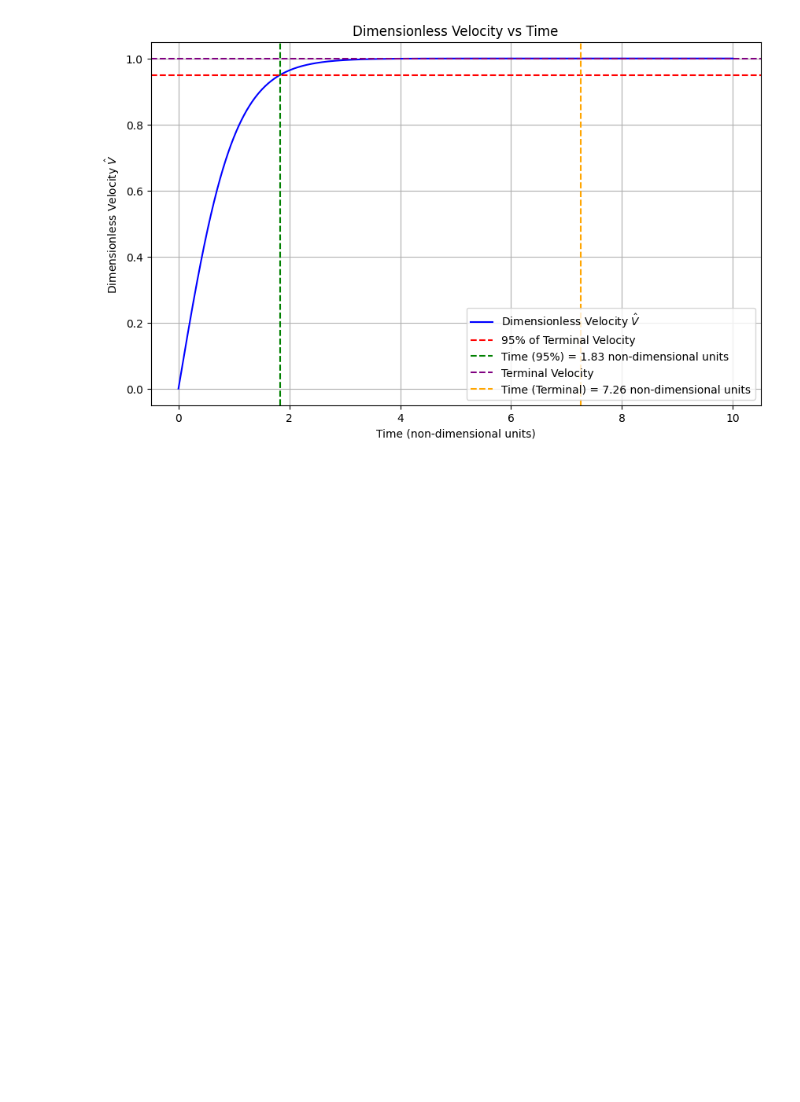
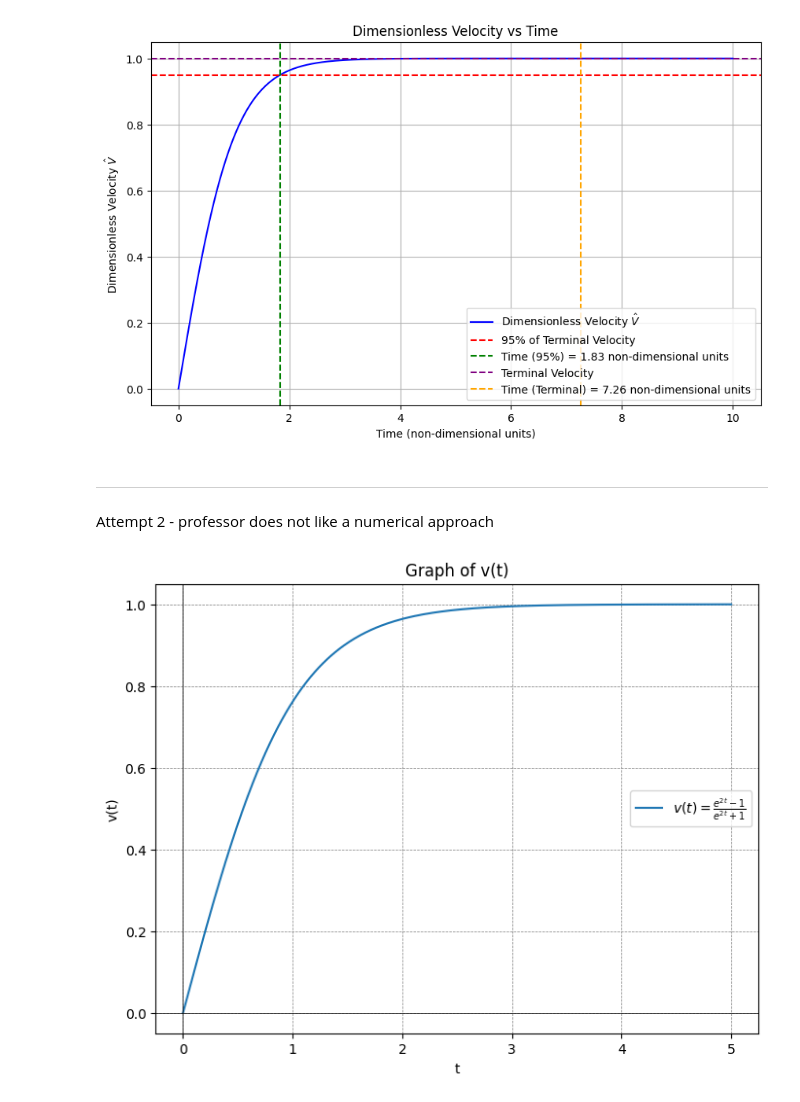
Before and after one commit to aqsnyder/eng_math, a Jupyter notebook: ps_1/problem_1.ipynb, the cells around one changed output. Cells and saved outputs as stored; diff of their text form; code cells hidden in the pictures; blank space fills up the shorter version.

```diff
--- a/ps_1/problem_1.ipynb
+++ b/ps_1/problem_1.ipynb
@@ -65,3 +65,34 @@ plt.grid(True)
 plt.show()
 # %% [output]
 [figure]
+# %% [markdown]
+---
+# %% [markdown]
+Attempt 2 - professor does not like a numerical approach
+# %%
+import numpy as np
+import matplotlib.pyplot as plt
+
+# Define the function v(t)
+def v(t):
+    return (np.exp(2*t) - 1) / (np.exp(2*t) + 1)
+
+# Generate a range of t values
+t = np.linspace(0, 5, 400)
+
+# Calculate v for each t
+v_values = v(t)
+
+# Create the plot
+plt.figure(figsize=(8, 6))
+plt.plot(t, v_values, label=r'$v(t) = \frac{e^{2t} - 1}{e^{2t} + 1}$')
+plt.title('Graph of v(t)')
+plt.xlabel('t')
+plt.ylabel('v(t)')
+plt.axhline(0, color='black',linewidth=0.5)
+plt.axvline(0, color='black',linewidth=0.5)
+plt.grid(color = 'gray', linestyle = '--', linewidth = 0.5)
+plt.legend()
+plt.show()
+# %% [output]
+[figure, added]
```
